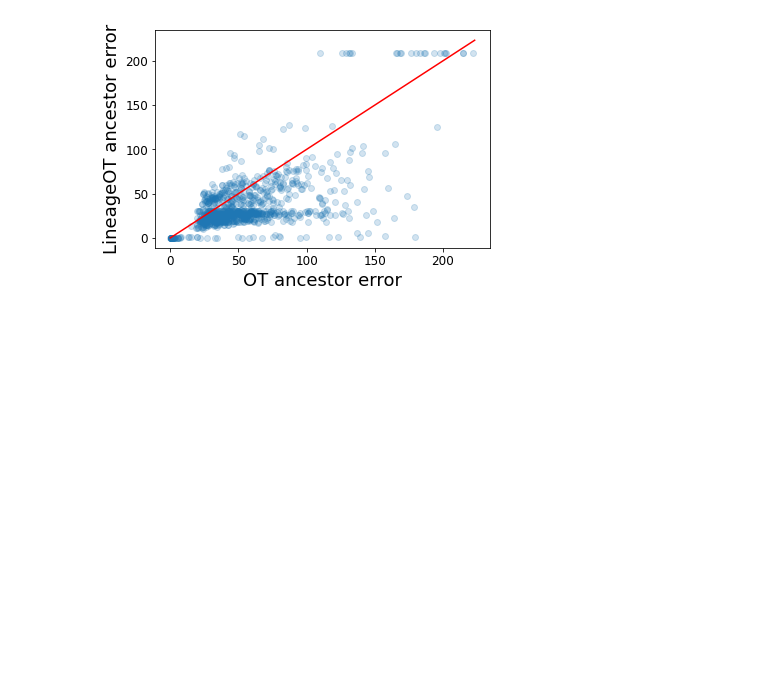
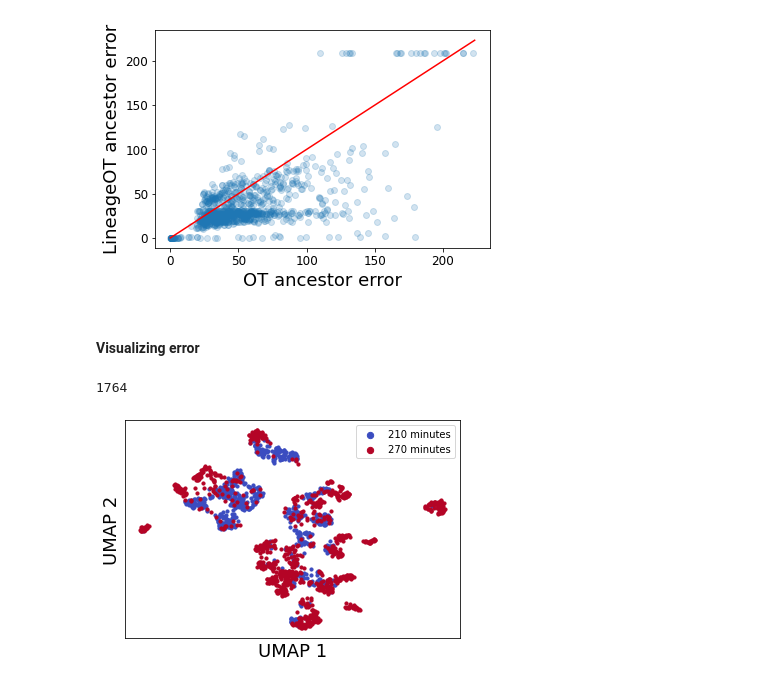
Before and after one commit to aforr/LineageOT, a Jupyter notebook: c_elegans/make_figure_3b-g.ipynb, the cells around one changed output. Cells and saved outputs as stored; diff of their text form; code cells hidden in the pictures; blank space fills up the shorter version.

Commit message:
add remaining figure 3 pieces

```diff
--- a/c_elegans/make_figure_3bcd.ipynb
+++ b/c_elegans/make_figure_3b-g.ipynb
@@ -547,3 +550,74 @@ if (early_batch_time, late_batch_time) == (210,270):
     plt.savefig(save_dir + "figure_3b.pdf", bbox_inches = "tight")
 # %% [output]
 [figure]
+# %% [markdown]
+#### Visualizing error
+# %%
+early_cells_to_plot = [early_cells[i] for i in kept_early_cells_index]
+late_cells_to_plot = [late_cells[i] for i in kept_late_cells_index]
+cells_to_plot = early_cells_to_plot + late_cells_to_plot
+len(cells_to_plot)
+# %% [output]
+1764
+# %%
+adata_to_plot = adata[cells_to_plot]
+sc.pp.neighbors(adata_to_plot)
+sc.tl.umap(adata_to_plot)
+# %%
+adata_to_plot.obs['descendant error, lineageOT'] = pd.Series(descendant_errors[best_coupling_keys[0]], index=early_cells_to_plot)
+adata_to_plot.obs['descendant error, OT'] = pd.Series(descendant_errors[best_coupling_keys[1]], index=early_cells_to_plot)
+adata_to_plot.obs['descendant OT - lineageOT'] = pd.Series(np.array(descendant_errors[best_coupling_keys[1]]) - np.array(descendant_errors[best_coupling_keys[0]]),
+                                                           index=early_cells_to_plot)
+
+adata_to_plot.obs['ancestor error, lineageOT'] = pd.Series(ancestor_errors[best_coupling_keys[0]], index=late_cells_to_plot)
+adata_to_plot.obs['ancestor error, OT'] = pd.Series(ancestor_errors[best_coupling_keys[1]], index=late_cells_to_plot)
+adata_to_plot.obs['ancestor OT - lineageOT'] = pd.Series(np.array(ancestor_errors[best_coupling_keys[1]]) - np.array(ancestor_errors[best_coupling_keys[0]])
+                                                         , index=late_cells_to_plot)
+
+
+#normalizing for colormap
+adata_to_plot.obs['descendant normalized'] = adata_to_plot.obs['descendant OT - lineageOT']/(2*np.abs(adata_to_plot.obs['descendant OT - lineageOT'].min())) + 1/2
+adata_to_plot.obs['ancestor normalized'] = adata_to_plot.obs['ancestor OT - lineageOT']/(2*np.abs(adata_to_plot.obs['ancestor OT - lineageOT'].min())) + 1/2
+# %%
+pointsize = 10
+label_font_size = 18
+cmap = "coolwarm"
+colors = [plt.get_cmap(cmap)(0), plt.get_cmap(cmap)(256)]
+
+coord_key = 'X_umap'
+plt.scatter(adata_to_plot[adata_to_plot.obs['assigned_batch_time'] == early_batch_time].obsm[coord_key][:, 0],
+            adata_to_plot[adata_to_plot.obs['assigned_batch_time'] == early_batch_time].obsm[coord_key][:, 1],
+            alpha = 1,
+            s = pointsize,
+            label = str(early_batch_time) + ' minutes',
+            color = colors[0]
+           )
+
+plt.scatter(adata_to_plot[adata_to_plot.obs['assigned_batch_time'] == late_batch_time].obsm[coord_key][:, 0],
+            adata_to_plot[adata_to_plot.obs['assigned_batch_time'] == late_batch_time].obsm[coord_key][:, 1],
+            alpha = 1,
+            s = pointsize,
+            label = str(late_batch_time) + ' minutes',
+            color = colors[1]
+           )
+
+plt.legend(markerscale = 2)
+
+plt.tick_params(
+    axis='both',          # changes apply to the x-axis
+    which='both',      # both major and minor ticks are affected
+    bottom=False,      # ticks along the bottom edge are off
+    left=False,
+    top=False,         # ticks along the top edge are off
+    right=False,
+    labelbottom=False,
+    labelleft=False) # labels along the bottom edge are off
+plt.xlabel('UMAP 1', fontsize=label_font_size)
+plt.ylabel('UMAP 2', fontsize=label_font_size)
+
+if coord_key == 'X_umap':
+    plt.savefig(save_dir + "figure_3e.pdf", bbox_inches = "tight")
+
+plt.show()
+# %% [output]
+[figure, added]
```
Also changed, not shown: parts of 12 cells of this notebook, 2 other files.
